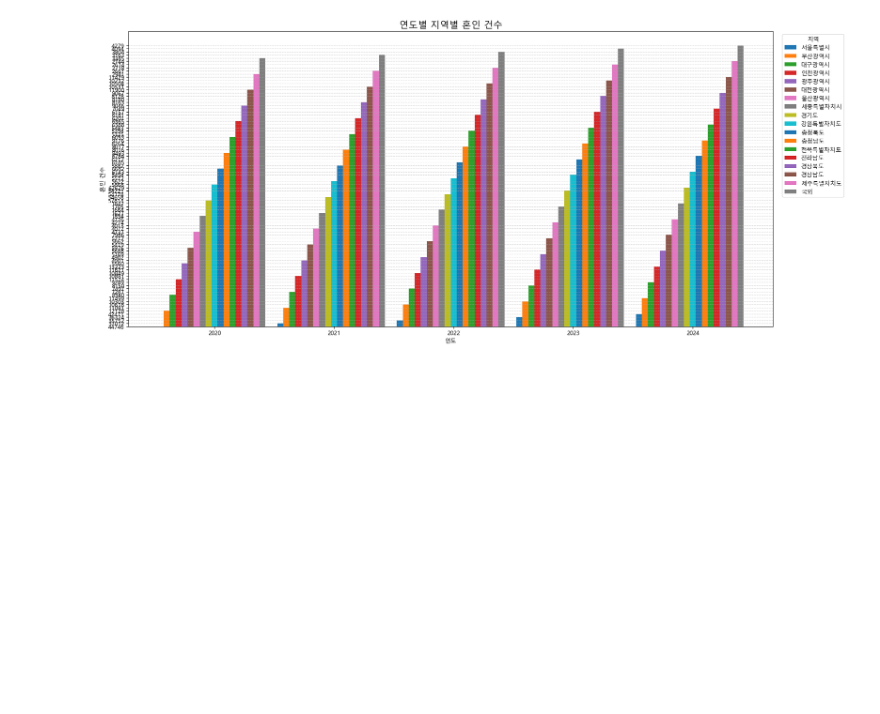
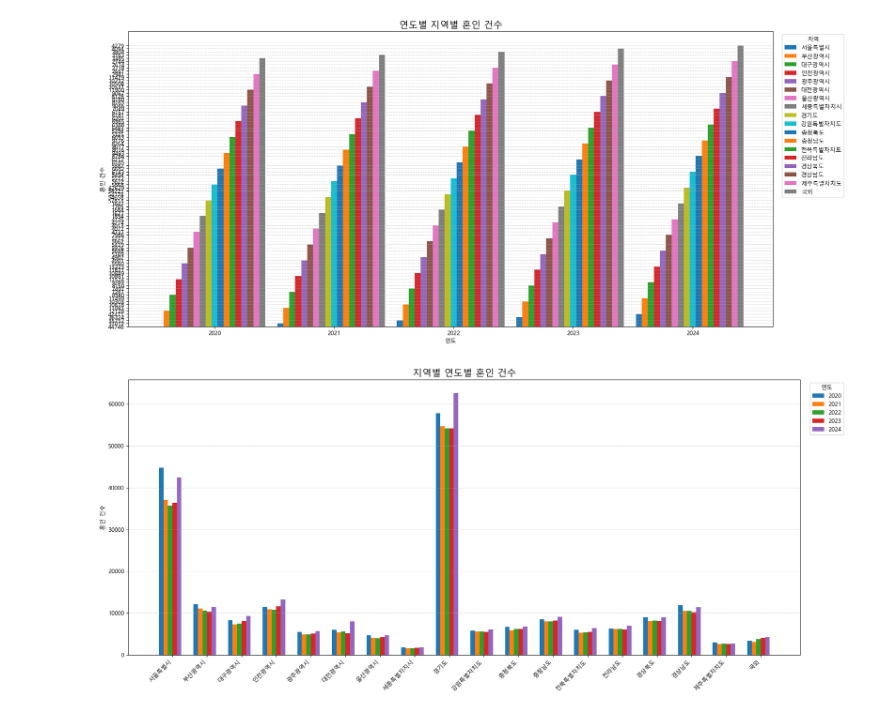
Before and after one commit to baebooboo/myproject, a Jupyter notebook: Untitled-1.ipynb, the cells around one changed output. Saved outputs shown, nothing was run; the diff lists cells and outputs as text; code cells hidden in the pictures; blank space fills up the shorter version.

```diff
--- a/Untitled-1.ipynb
+++ b/Untitled-1.ipynb
@@ -92 +115,15 @@ plt.rc('font', family='Malgun Gothic')
+# %%
+# 열 선택
+selected_columns = ['행정구역별', '2020.7', '2021.7', '2022.7', '2023.7', '2024.7']
+marriage_f = marriage[selected_columns]
+
+# 필요 없는 상위 행 제거
+marriage_f = marriage_f.iloc[2:]
+
+# 열 이름 수정 → 이걸 먼저!
+marriage_f.columns = ['행정구역', '2020', '2021', '2022', '2023', '2024']
+
+# 그다음 인덱스 설정
+marriage_f.set_index("행정구역", inplace=True)
+marriage_f.columns = marriage_f.columns.astype(str)
 # %%
@@ -143,2 +176,24 @@ plt.show()
 # %% [output]
 [figure]
+# %%
+# 숫자형 변환
+marriage_f = marriage_f.apply(pd.to_numeric, errors='coerce')
+
+# 시각화 코드 실행
+plt.figure(figsize=(18, 8))
+bar_width = 0.13
+x = np.arange(len(marriage_f.index))
+
+for i, year in enumerate(marriage_f.columns):
+    offset = x + (i - len(marriage_f.columns)/2) * bar_width
+    plt.bar(offset, marriage_f[year], width=bar_width, label=year)
+
+plt.xticks(x, marriage_f.index.tolist(), rotation=45, ha='right')
+plt.title("지역별 연도별 혼인 건수", fontsize=16)
+plt.ylabel("혼인 건수")
+plt.grid(axis='y', linestyle='--', alpha=0.5)
+plt.legend(title="연도", bbox_to_anchor=(1.01, 1), loc='upper left')
+plt.tight_layout()
+plt.show()
+# %% [output]
+[figure, added]
```
Also changed, not shown: parts of 9 cells of this notebook.
